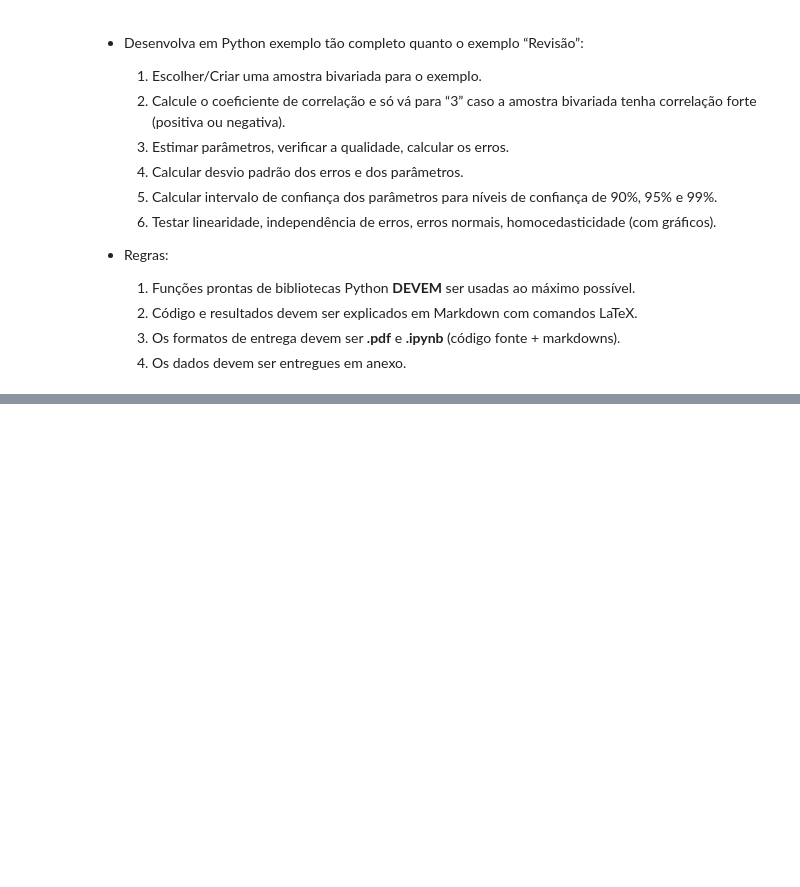
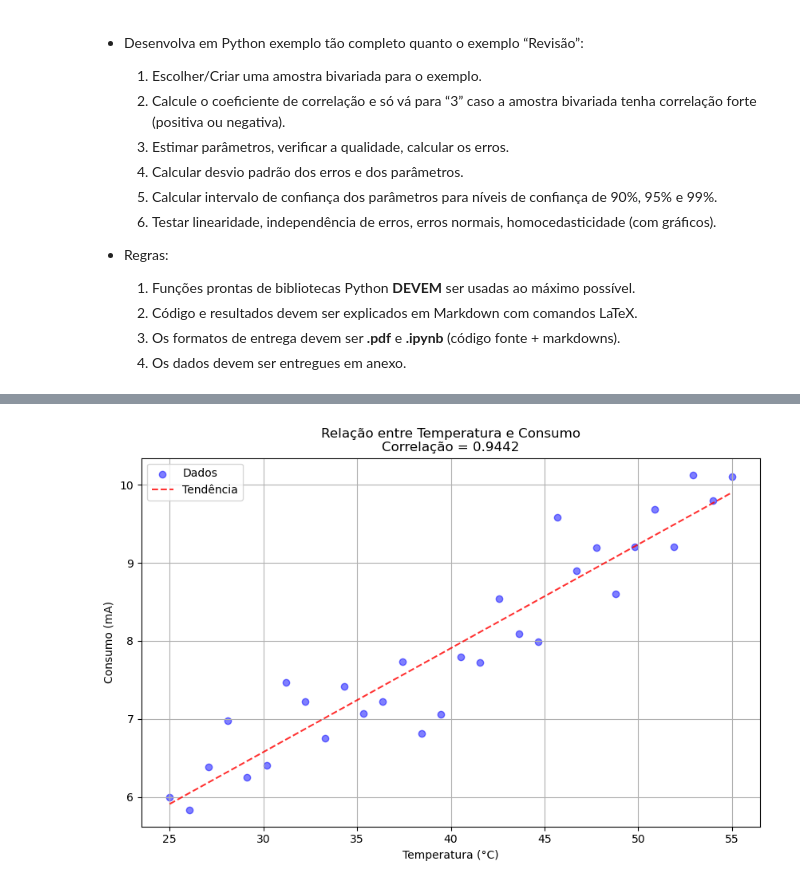
Before and after one commit to marcosst/UFJF, a Jupyter notebook: Métodos Quantitativos/AAG05/AAG05.ipynb, the cells around one changed output, grey strips where cells are left out. Cells and saved outputs as stored; diff of their text form; code cells hidden in the pictures; blank space fills up the shorter version.

```diff
--- a/Métodos Quantitativos/AAG05/AAG05.ipynb
+++ b/Métodos Quantitativos/AAG05/AAG05.ipynb
@@ -154,0 +26,10 @@ plt.show()
+# %%
+import numpy as np
+import pandas as pd
+import matplotlib.pyplot as plt
+from scipy import stats
+from sklearn.linear_model import LinearRegression
+
+# Configuração para melhor visualização dos gráficos
+plt.rcParams['figure.figsize'] = (10, 6)
+plt.rcParams['axes.grid'] = True
@@ -154,0 +48,19 @@ plt.show()
+# %%
+# Configurar semente aleatória para reprodutibilidade
+np.random.seed(42)
+
+# Gerar dados
+n = 30  # número de observações
+temperatura = np.linspace(25, 55, n)  # Temperatura em Celsius
+ruido = np.random.normal(0, 0.5, n)
+consumo = 0.15 * temperatura + 2 + ruido  # Consumo em mA
+
+# Criar DataFrame
+dados = pd.DataFrame({
+    'temperatura': temperatura,
+    'consumo': consumo
+})
+
+# Mostrar primeiras linhas
+print("Primeiras linhas dos dados:")
+dados.head()
@@ -154,0 +83,18 @@ plt.show()
+# %%
+# Calcular correlação
+correlacao = np.corrcoef(temperatura, consumo)[0,1]
+
+# Criar scatter plot com linha de tendência
+plt.scatter(temperatura, consumo, color='blue', alpha=0.5, label='Dados')
+plt.title(f'Relação entre Temperatura e Consumo\nCorrelação = {correlacao:.4f}')
+plt.xlabel('Temperatura (°C)')
+plt.ylabel('Consumo (mA)')
+
+# Adicionar linha de tendência
+z = np.polyfit(temperatura, consumo, 1)
+p = np.poly1d(z)
+plt.plot(temperatura, p(temperatura), 'r--', alpha=0.8, label='Tendência')
+plt.legend()
+plt.show()
+# %% [output]
+[figure, added]
```
Also changed, not shown: parts of 31 cells of this notebook, 34 other files.
